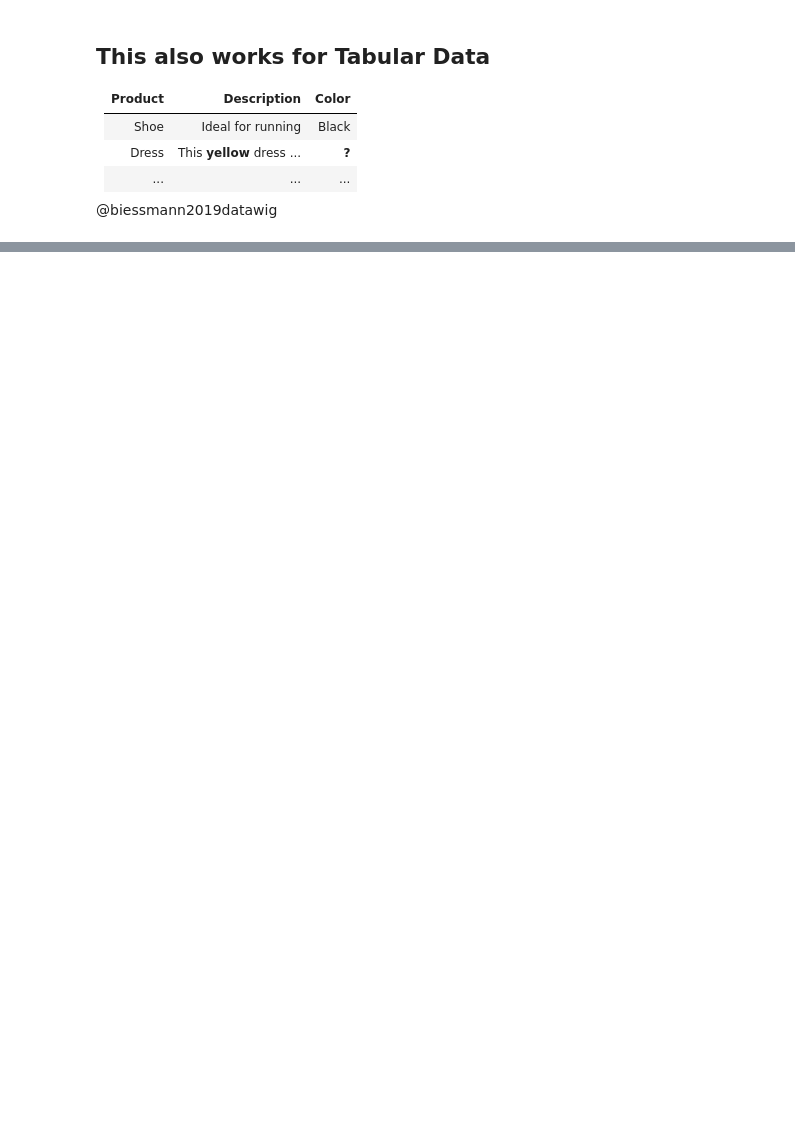
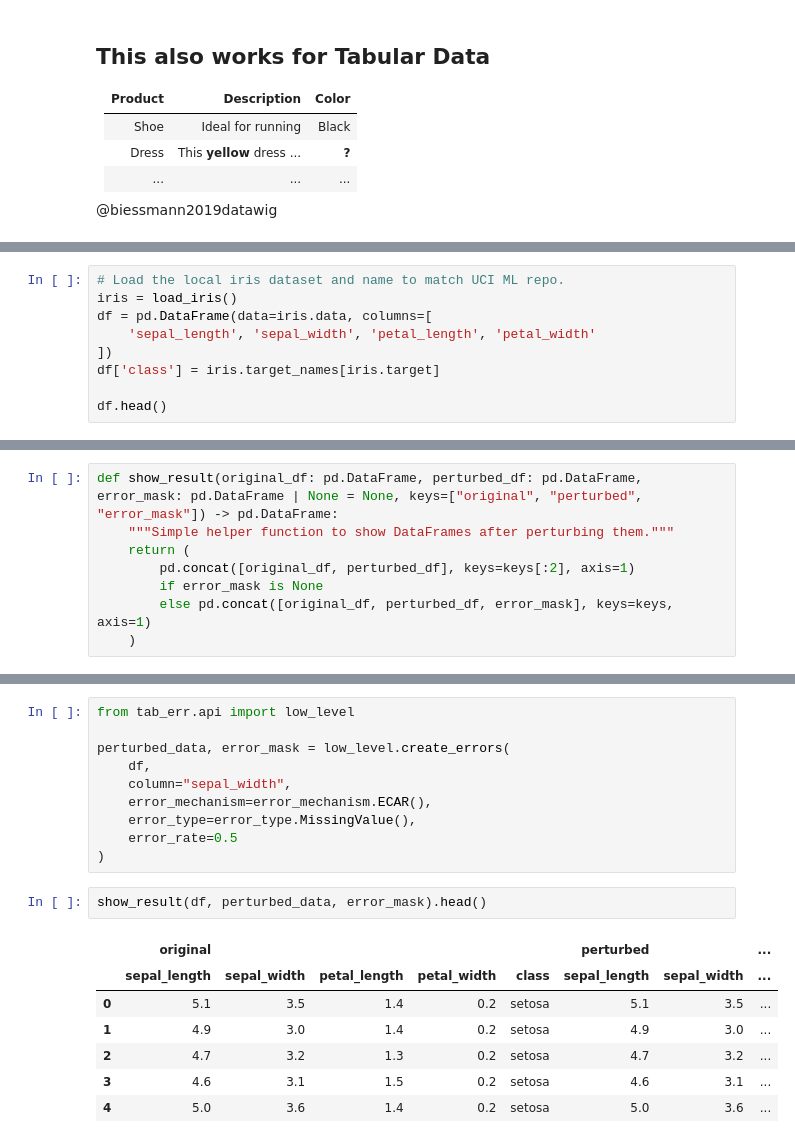
Before and after one commit to calgo-lab/data-science-workflow, a Jupyter notebook: DSW-sessions/session3_data_quality.ipynb, the cells around one changed output, grey strips where cells are left out. Cells and saved outputs as stored; diff of their text form; blank space fills up the shorter version.

```diff
--- a/DSW-sessions/session3_data_quality.ipynb
+++ b/DSW-sessions/session3_data_quality.ipynb
@@ -619,0 +729,9 @@ plt.xlabel("x");
+# %%
+# Load the local iris dataset and name to match UCI ML repo.
+iris = load_iris()
+df = pd.DataFrame(data=iris.data, columns=[
+    'sepal_length', 'sepal_width', 'petal_length', 'petal_width'
+])
+df['class'] = iris.target_names[iris.target]
+
+df.head()
@@ -619,0 +747,8 @@ plt.xlabel("x");
+# %%
+def show_result(original_df: pd.DataFrame, perturbed_df: pd.DataFrame, error_mask: pd.DataFrame | None = None, keys=["original", "perturbed", "error_mask"]) -> pd.DataFrame:
+    """Simple helper function to show DataFrames after perturbing them."""
+    return (
+        pd.concat([original_df, perturbed_df], keys=keys[:2], axis=1)
+        if error_mask is None
+        else pd.concat([original_df, perturbed_df, error_mask], keys=keys, axis=1)
+    )
@@ -619,0 +770,20 @@ plt.xlabel("x");
+# %%
+from tab_err.api import low_level
+
+perturbed_data, error_mask = low_level.create_errors(
+    df,
+    column="sepal_width",
+    error_mechanism=error_mechanism.ECAR(),
+    error_type=error_type.MissingValue(),
+    error_rate=0.5
+)
+# %%
+show_result(df, perturbed_data, error_mask).head()
+# %% [output]
+|  | original |  |  |  |  | perturbed |  | ... |
+|  | sepal_length | sepal_width | petal_length | petal_width | class | sepal_length | sepal_width | ... |
+| 0 | 5.1 | 3.5 | 1.4 | 0.2 | setosa | 5.1 | 3.5 | ... |
+| 1 | 4.9 | 3.0 | 1.4 | 0.2 | setosa | 4.9 | 3.0 | ... |
+| 2 | 4.7 | 3.2 | 1.3 | 0.2 | setosa | 4.7 | 3.2 | ... |
+| 3 | 4.6 | 3.1 | 1.5 | 0.2 | setosa | 4.6 | 3.1 | ... |
+| 4 | 5.0 | 3.6 | 1.4 | 0.2 | setosa | 5.0 | 3.6 | ... |
```
Also changed, not shown: parts of 55 cells of this notebook, 3 other files.
